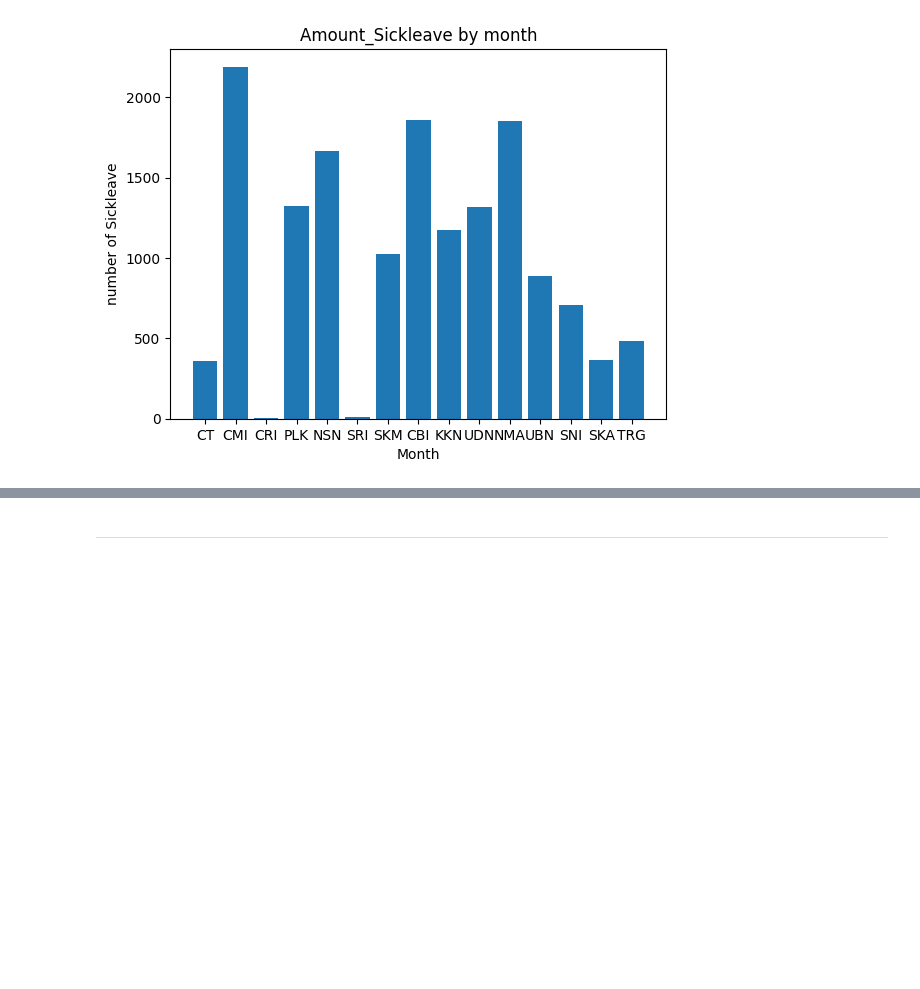
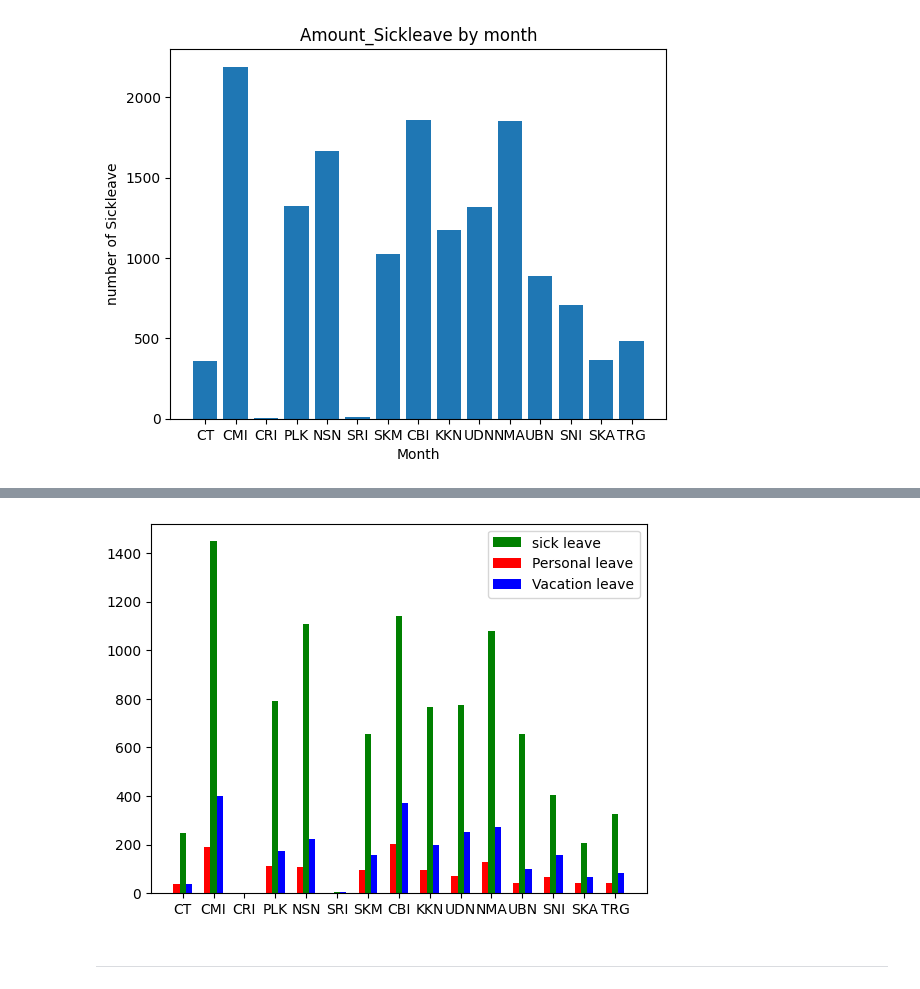
Before and after one commit to sitthatkaja/DPDM2023, a Jupyter notebook: Data102(Chapter2).ipynb, the cells around one changed output, grey strips where cells are left out. Cells and saved outputs as stored; diff of their text form; code cells hidden in the pictures; blank space fills up the shorter version.

```diff
--- a/Data102(Chapter2).ipynb
+++ b/Data102(Chapter2).ipynb
@@ -645,3 +675,12 @@ plt.xticks(range(len(n_table)),labels);
+# %%
+width = 0.2
+plt.bar(range(len(n_table)), n_table['vehicle_motorcycle'],width,color='g',label='sick leave')
+plt.bar(np.array(range(len(n_table)))-width, n_table['vehicle_sedan '],width,color='r',label='Personal leave')
+plt.bar(np.array(range(len(n_table)))+width, n_table['vehicle_pickup'],width,color='b',label='Vacation leave')
+plt.xticks(range(len(n_table)),labels)
+plt.legend();
+# %% [output]
+[figure, added]
 # %% [markdown]
 ---
 # %%
```
Also changed, not shown: parts of 4 cells of this notebook.
